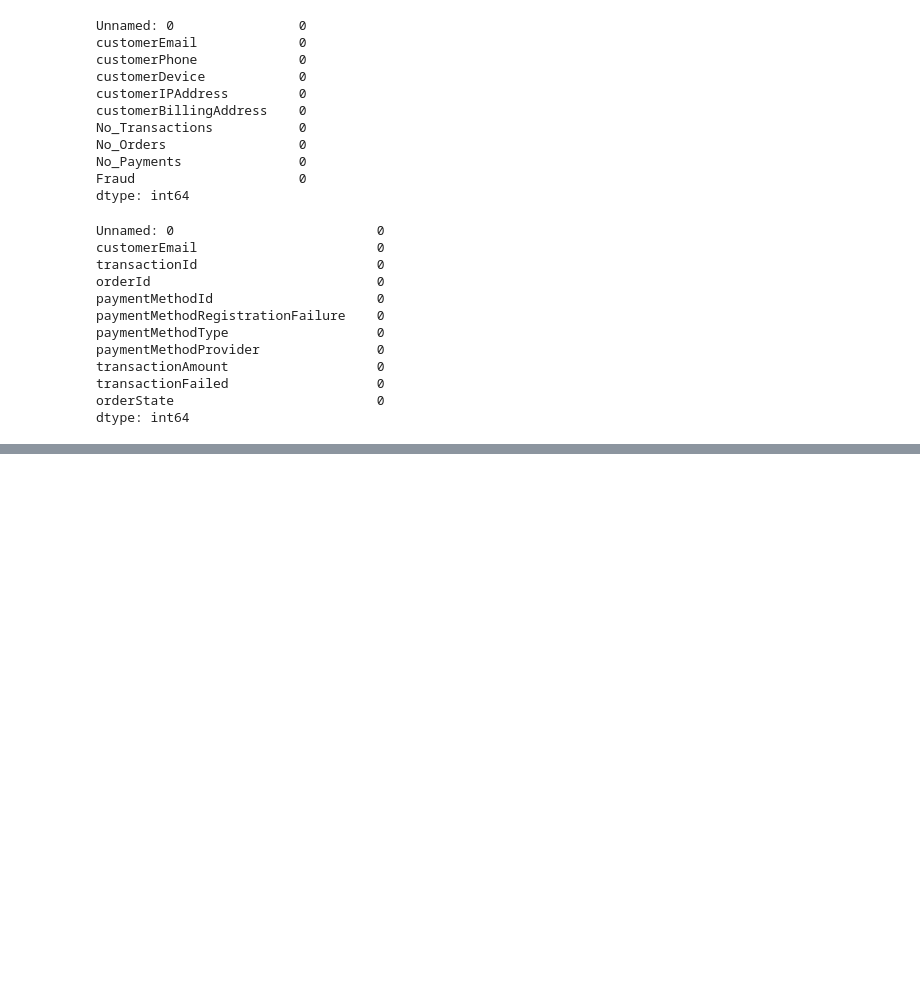
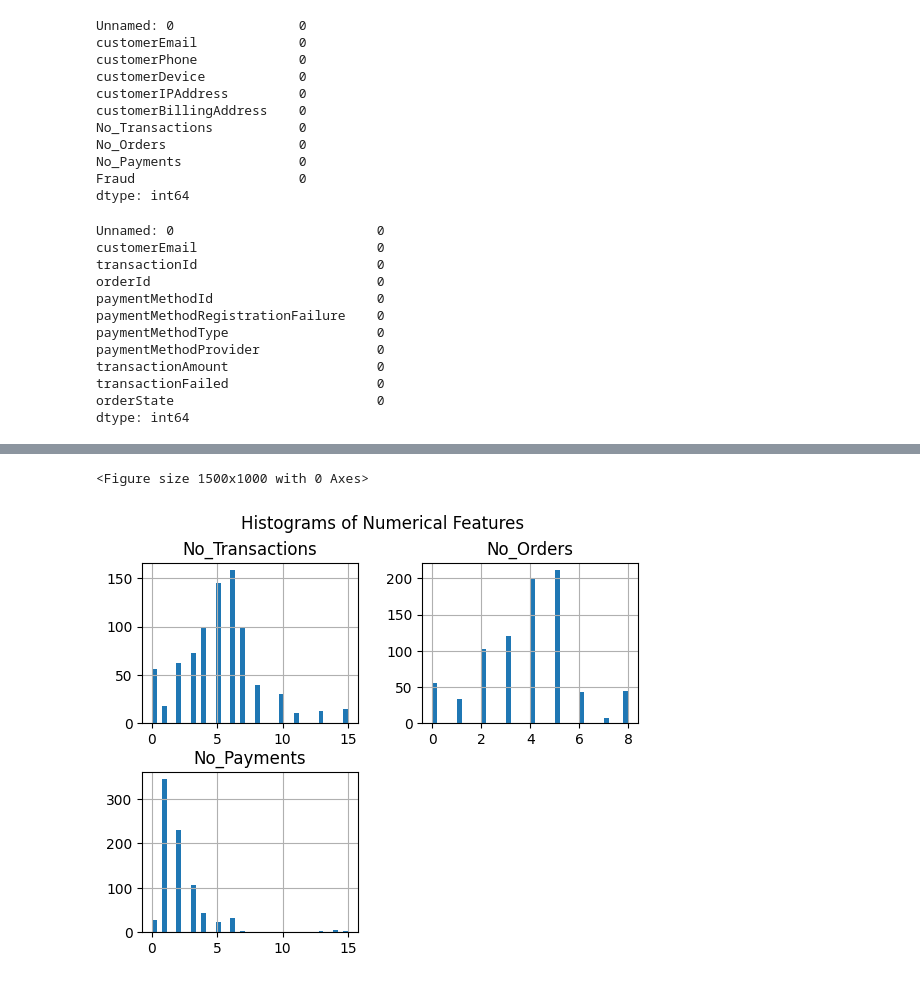
Before and after one commit to Saleem-144/MachineLearning-Project, a Jupyter notebook: Fraud_Email_Detection.ipynb, the cells around one changed output, grey strips where cells are left out. Saved outputs shown, nothing was run; the diff lists cells and outputs as text; code cells hidden in the pictures; blank space fills up the shorter version.

```diff
--- a/Fraud_Email_Detection.ipynb
+++ b/Fraud_Email_Detection.ipynb
@@ -11,3 +8,6 @@ trans = pd.read_csv("/content/sample_data/ML files/trans.csv")
+# %%
+cust = pd.read_csv("https://raw.githubusercontent.com/Saleem-144/MachineLearning-Project/main/cust.csv")
+trans = pd.read_csv("https://raw.githubusercontent.com/Saleem-144/MachineLearning-Project/main/trans.csv")
 # %%
 cust.head()
 # %% [output]
@@ -100,0 +130,11 @@ merged_df.head()
+# %%
+numerical_features = ['No_Transactions', 'No_Orders', 'No_Payments',]
+# %%
+plt.figure(figsize=(15, 10))
+plt.subplots_adjust(left=None, bottom=0.5, right=None, top=0.95)
+merged_df[numerical_features].hist(bins=40)
+plt.suptitle('Histograms of Numerical Features')
+plt.show()
+# %% [output]
+<Figure size 1500x1000 with 0 Axes>
+[figure, added]
```
Also changed, not shown: parts of 22 cells of this notebook.
